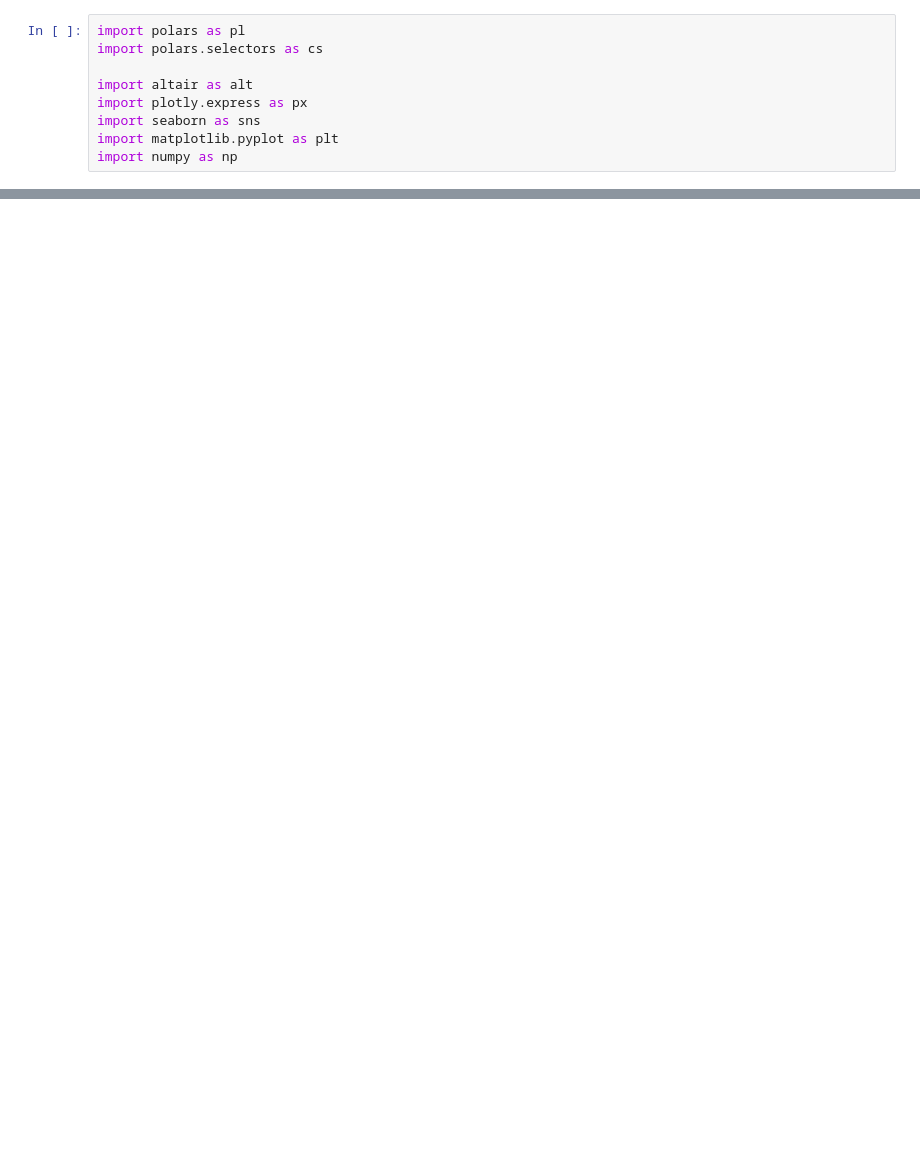
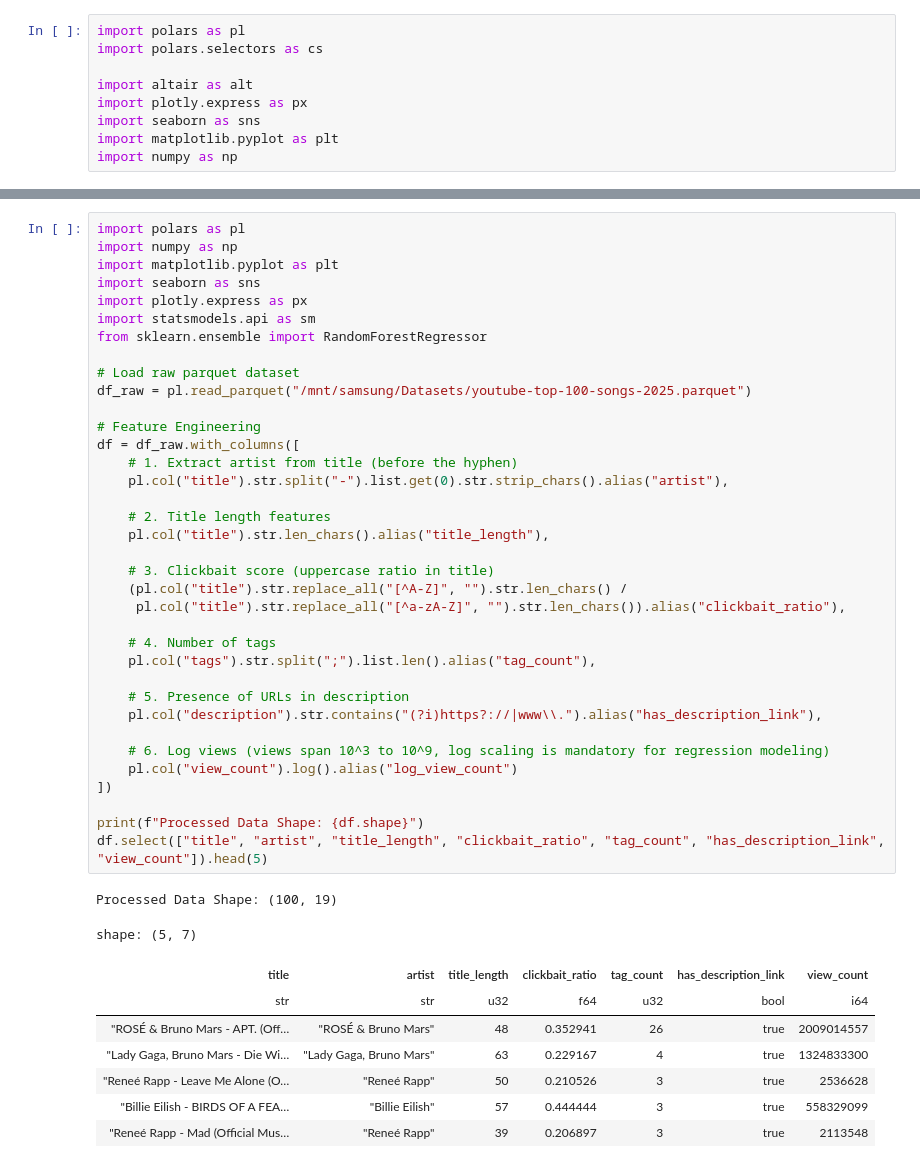
Before and after one commit to ZygimantasB/polars_library, a Jupyter notebook: kaggle/youtube_top100.ipynb, the cells around one changed output, grey strips where cells are left out. Saved outputs shown, nothing was run; the diff lists cells and outputs as text; blank space fills up the shorter version.

```diff
--- a/kaggle/youtube_top100.ipynb
+++ b/kaggle/youtube_top100.ipynb
@@ -97,0 +22,46 @@ shape: (5, 14)
+# %%
+import polars as pl
+import numpy as np
+import matplotlib.pyplot as plt
+import seaborn as sns
+import plotly.express as px
+import statsmodels.api as sm
+from sklearn.ensemble import RandomForestRegressor
+
+# Load raw parquet dataset
+df_raw = pl.read_parquet("/mnt/samsung/Datasets/youtube-top-100-songs-2025.parquet")
+
+# Feature Engineering
+df = df_raw.with_columns([
+    # 1. Extract artist from title (before the hyphen)
+    pl.col("title").str.split("-").list.get(0).str.strip_chars().alias("artist"),
+
+    # 2. Title length features
+    pl.col("title").str.len_chars().alias("title_length"),
+
+    # 3. Clickbait score (uppercase ratio in title)
+    (pl.col("title").str.replace_all("[^A-Z]", "").str.len_chars() /
+     pl.col("title").str.replace_all("[^a-zA-Z]", "").str.len_chars()).alias("clickbait_ratio"),
+
+    # 4. Number of tags
+    pl.col("tags").str.split(";").list.len().alias("tag_count"),
+
+    # 5. Presence of URLs in description
+    pl.col("description").str.contains("(?i)https?://|www\\.").alias("has_description_link"),
+
+    # 6. Log views (views span 10^3 to 10^9, log scaling is mandatory for regression modeling)
+    pl.col("view_count").log().alias("log_view_count")
+])
+
+print(f"Processed Data Shape: {df.shape}")
+df.select(["title", "artist", "title_length", "clickbait_ratio", "tag_count", "has_description_link", "view_count"]).head(5)
+# %% [output]
+Processed Data Shape: (100, 19)
+shape: (5, 7)
+| title | artist | title_length | clickbait_ratio | tag_count | has_description_link | view_count |
+| str | str | u32 | f64 | u32 | bool | i64 |
+| "ROSÉ & Bruno Mars - APT. (Off… | "ROSÉ & Bruno Mars" | 48 | 0.352941 | 26 | true | 2009014557 |
+| "Lady Gaga, Bruno Mars - Die Wi… | "Lady Gaga, Bruno Mars" | 63 | 0.229167 | 4 | true | 1324833300 |
+| "Reneé Rapp - Leave Me Alone (O… | "Reneé Rapp" | 50 | 0.210526 | 3 | true | 2536628 |
+| "Billie Eilish - BIRDS OF A FEA… | "Billie Eilish" | 57 | 0.444444 | 3 | true | 558329099 |
+| "Reneé Rapp - Mad (Official Mus… | "Reneé Rapp" | 39 | 0.206897 | 3 | true | 2113548 |
```
Also changed, not shown: parts of 26 cells of this notebook.
